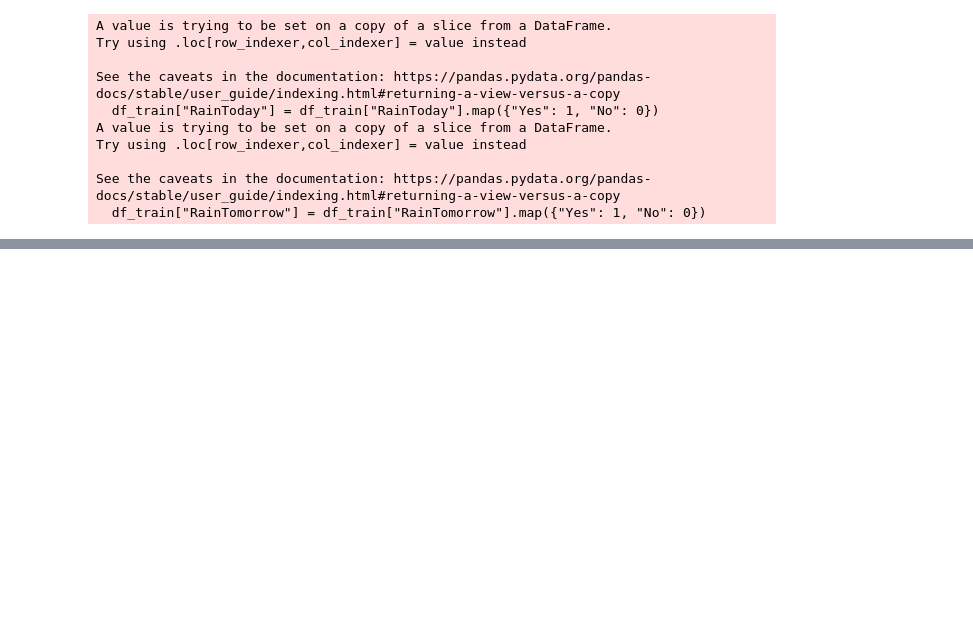
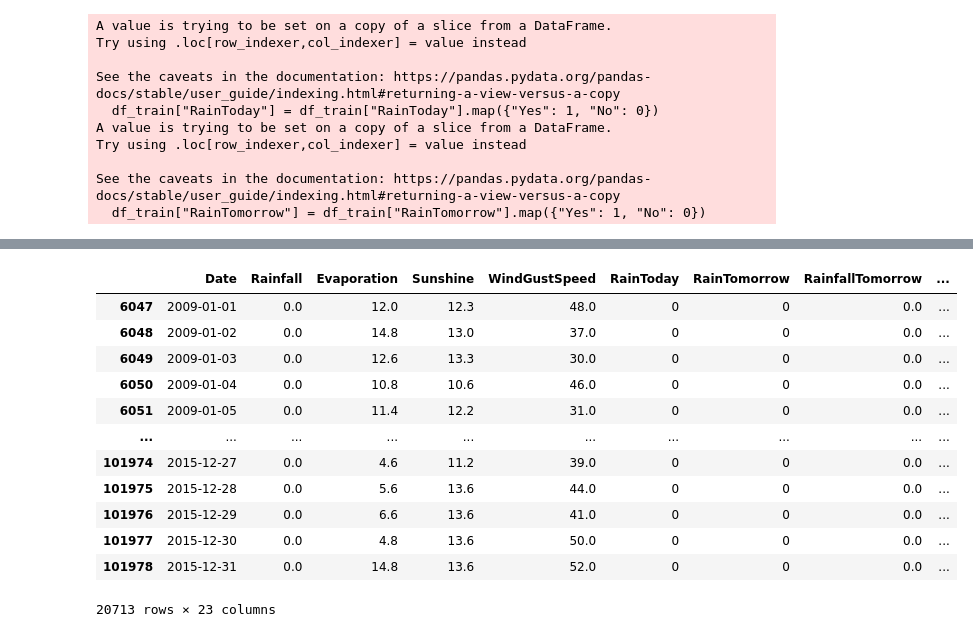
Before and after one commit to franciscoryb1/AA1-TUIA-RodriguezYBarros, a Jupyter notebook: tp.ipynb, the cells around one changed output, grey strips where cells are left out. Cells and saved outputs as stored; diff of their text form; code cells hidden in the pictures; blank space fills up the shorter version.

```diff
--- a/tp.ipynb
+++ b/tp.ipynb
@@ -550,0 +950,16 @@ dtype: int64
+# %%
+df_train
+# %% [output]
+|  | Date | Rainfall | Evaporation | Sunshine | WindGustSpeed | RainToday | RainTomorrow | RainfallTomorrow | ... |
+| 6047 | 2009-01-01 | 0.0 | 12.0 | 12.3 | 48.0 | 0 | 0 | 0.0 | ... |
+| 6048 | 2009-01-02 | 0.0 | 14.8 | 13.0 | 37.0 | 0 | 0 | 0.0 | ... |
+| 6049 | 2009-01-03 | 0.0 | 12.6 | 13.3 | 30.0 | 0 | 0 | 0.0 | ... |
+| 6050 | 2009-01-04 | 0.0 | 10.8 | 10.6 | 46.0 | 0 | 0 | 0.0 | ... |
+| 6051 | 2009-01-05 | 0.0 | 11.4 | 12.2 | 31.0 | 0 | 0 | 0.0 | ... |
+| ... | ... | ... | ... | ... | ... | ... | ... | ... | ... |
+| 101974 | 2015-12-27 | 0.0 | 4.6 | 11.2 | 39.0 | 0 | 0 | 0.0 | ... |
+| 101975 | 2015-12-28 | 0.0 | 5.6 | 13.6 | 44.0 | 0 | 0 | 0.0 | ... |
+| 101976 | 2015-12-29 | 0.0 | 6.6 | 13.6 | 41.0 | 0 | 0 | 0.0 | ... |
+| 101977 | 2015-12-30 | 0.0 | 4.8 | 13.6 | 50.0 | 0 | 0 | 0.0 | ... |
+| 101978 | 2015-12-31 | 0.0 | 14.8 | 13.6 | 52.0 | 0 | 0 | 0.0 | ... |
+20713 rows × 23 columns
```
Also changed, not shown: parts of 101 cells of this notebook, 1 other file.
